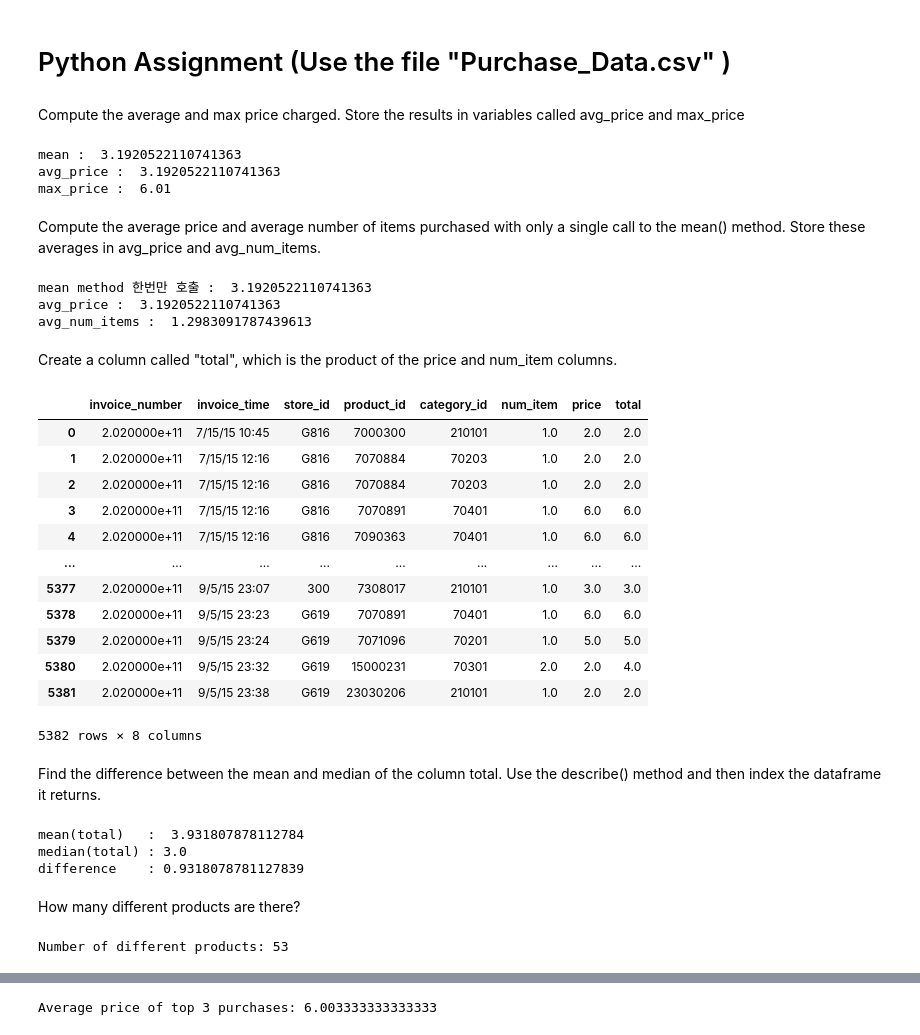
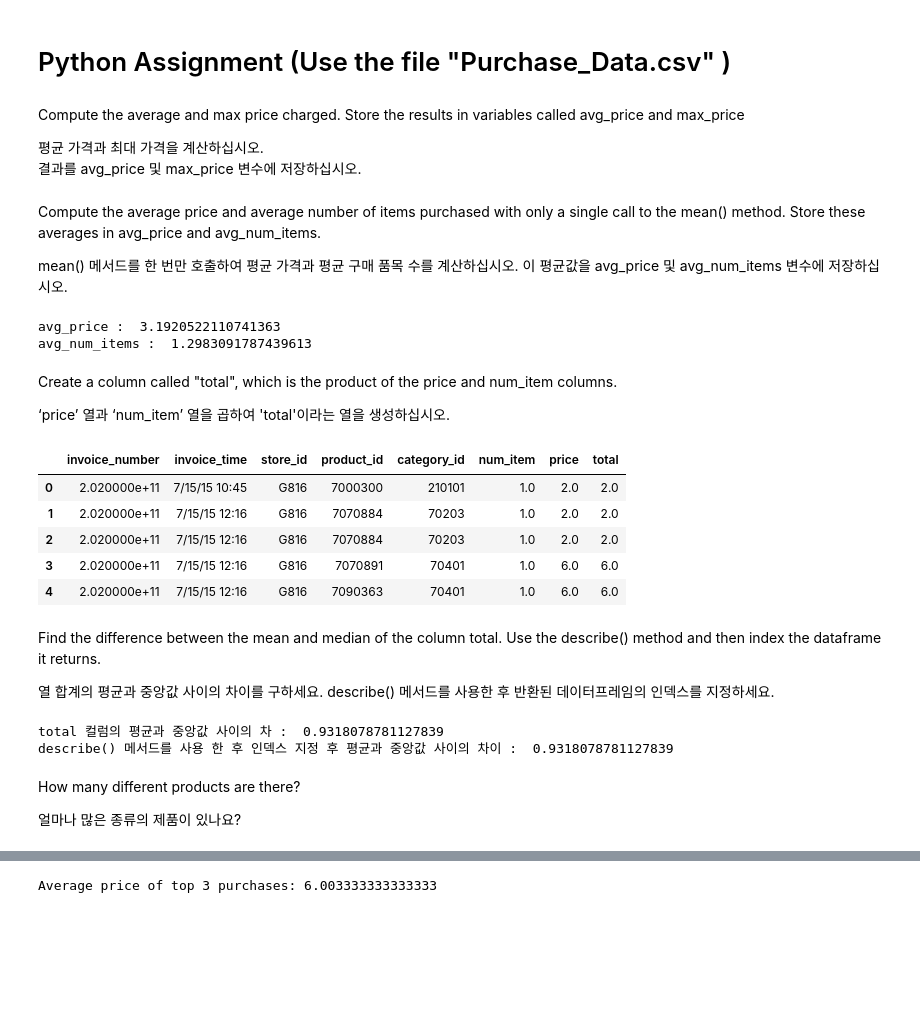
Before and after one commit to HyunsukLee/YonseiAMBA-Business-Data-Analysis-Methodology, a Jupyter notebook: Python_Assignment.ipynb, the cells around one changed output, grey strips where cells are left out. Saved outputs shown, nothing was run; the diff lists cells and outputs as text; code cells hidden in the pictures; blank space fills up the shorter version.

```diff
--- a/Python_Assignment.ipynb
+++ b/Python_Assignment.ipynb
@@ -8,6 +8,9 @@
 #AMBA 2기 이현석 의 개인 과제임을 표시합니다.
 # %% [markdown]
 Compute the average and max price charged.  Store the results in variables called avg_price and max_price
+
+평균 가격과 최대 가격을 계산하십시오.
+결과를 avg_price 및 max_price 변수에 저장하십시오.
 # %%
 #Write your code here
 import pandas as pd
@@ -16,80 +19,64 @@ df_data = pd.read_csv("/content/sample_data/Purchase_Data.csv")
 totalPrice = sum(df_data.price)
 cntPrice = len(df_data.price)
 
-avg_price  = totalPrice / cntPrice
-max_price = max(df_data.price)
+avg_price  = totalPrice / cntPrice  #평균가격
+max_price = max(df_data.price)      #최대가격
 
-print("mean : ", df_data['price'].mean() )
+print("mean 메소드를 이용한 평균 : ", df_data['price'].mean() )
 print("avg_price : ", avg_price)
 print("max_price : ", max_price)
-# %% [output]
-mean :  3.1920522110741363
-avg_price :  3.1920522110741363
-max_price :  6.01
 # %% [markdown]
 Compute the average price and average number of items purchased with only a single call to the mean() method. Store these averages in avg_price and avg_num_items.
+
+mean() 메서드를 한 번만 호출하여 평균 가격과 평균 구매 품목 수를 계산하십시오. 이 평균값을 avg_price 및 avg_num_items 변수에 저장하십시오.
 # %%
 #Write you code here
-print("mean method 한번만 호출 : ",df_data['price'].mean())
 
-df_data
-
+#avg_price      평균 가격
+#avg_num_items  평균 구매 품목 수
 avg_price, avg_num_items = df_data[['price', 'num_item']].mean()
 
 print("avg_price : " , avg_price)
 print("avg_num_items : " , avg_num_items)
 # %% [output]
-mean method 한번만 호출 :  3.1920522110741363
 avg_price :  3.1920522110741363
 avg_num_items :  1.2983091787439613
 # %% [markdown]
 Create a column called "total", which is the product of the price and num_item columns.
+
+‘price’ 열과 ‘num_item’ 열을 곱하여 'total'이라는 열을 생성하십시오.
 # %%
 #Write your code here
 df_data['total'] = df_data['price'] * df_data['num_item']
-df_data
+df_data.head()
 # %% [output]
 |  | invoice_number | invoice_time | store_id | product_id | category_id | num_item | price | total |
 | 0 | 2.020000e+11 | 7/15/15 10:45 | G816 | 7000300 | 210101 | 1.0 | 2.0 | 2.0 |
 | 1 | 2.020000e+11 | 7/15/15 12:16 | G816 | 7070884 | 70203 | 1.0 | 2.0 | 2.0 |
 | 2 | 2.020000e+11 | 7/15/15 12:16 | G816 | 7070884 | 70203 | 1.0 | 2.0 | 2.0 |
 | 3 | 2.020000e+11 | 7/15/15 12:16 | G816 | 7070891 | 70401 | 1.0 | 6.0 | 6.0 |
 | 4 | 2.020000e+11 | 7/15/15 12:16 | G816 | 7090363 | 70401 | 1.0 | 6.0 | 6.0 |
-| ... | ... | ... | ... | ... | ... | ... | ... | ... |
-| 5377 | 2.020000e+11 | 9/5/15 23:07 | 300 | 7308017 | 210101 | 1.0 | 3.0 | 3.0 |
-| 5378 | 2.020000e+11 | 9/5/15 23:23 | G619 | 7070891 | 70401 | 1.0 | 6.0 | 6.0 |
-| 5379 | 2.020000e+11 | 9/5/15 23:24 | G619 | 7071096 | 70201 | 1.0 | 5.0 | 5.0 |
-| 5380 | 2.020000e+11 | 9/5/15 23:32 | G619 | 15000231 | 70301 | 2.0 | 2.0 | 4.0 |
-| 5381 | 2.020000e+11 | 9/5/15 23:38 | G619 | 23030206 | 210101 | 1.0 | 2.0 | 2.0 |
-5382 rows × 8 columns
 # %% [markdown]
 Find the difference between the mean and median of the column total.  Use the describe() method and then index the dataframe it returns.
+
+열 합계의 평균과 중앙값 사이의 차이를 구하세요.
+describe() 메서드를 사용한 후 반환된 데이터프레임의 인덱스를 지정하세요.
-# %%
-#Write your code here
-#import pandas as pd
-#df_data = pd.read_csv("/content/sample_data/Purchase_Data.csv")
-#df_data['total'] = df_data['price'] * df_data['num_item']
-#desc = df_data.describe()
-#desc.index = ['count','mean', 'std', 'min', '25%', '50%', '75%', 'max']
-#diff = desc.loc["mean","total"] - desc.loc['50%','total']
-#diff
-
-stats_total = df_data["total"].describe()
-diff_mean_median = stats_total["mean"] - stats_total["50%"]
-
-print("mean(total)   : ", stats_total["mean"])
-print("median(total) :", stats_total["50%"])
-print("difference    :", diff_mean_median)
-# %% [output]
-mean(total)   :  3.931807878112784
-median(total) : 3.0
-difference    : 0.9318078781127839
+# %%
+#total 컬럼의 평균과 중앙값 사이의 차
+diff = df_data["total"].mean() - df_data["total"].median()
+print("total 컬럼의 평균과 중앙값 사이의 차 : ", diff)
+
+#describe() 메서드를 사용 한 후 인덱스 지정 후 평균과 중앙값 사이의 차이
+status = df_data["total"].describe()
+status
+meanTotal = status["mean"]
+medianTotal = status["50%"]
+
+print("describe() 메서드를 사용 한 후 인덱스 지정 후 평균과 중앙값 사이의 차이 : ", meanTotal - medianTotal)
+# %% [output]
+total 컬럼의 평균과 중앙값 사이의 차 :  0.9318078781127839
+describe() 메서드를 사용 한 후 인덱스 지정 후 평균과 중앙값 사이의 차이 :  0.9318078781127839
 # %% [markdown]
 How many different products are there?
+
+얼마나 많은 종류의 제품이 있나요?
-# %%
-#Write your code here
-
-num_products = df_data["product_id"].nunique()
-print("Number of different products:", num_products)
-# %% [output]
-Number of different products: 53
```
Also changed, not shown: parts of 11 cells of this notebook.
